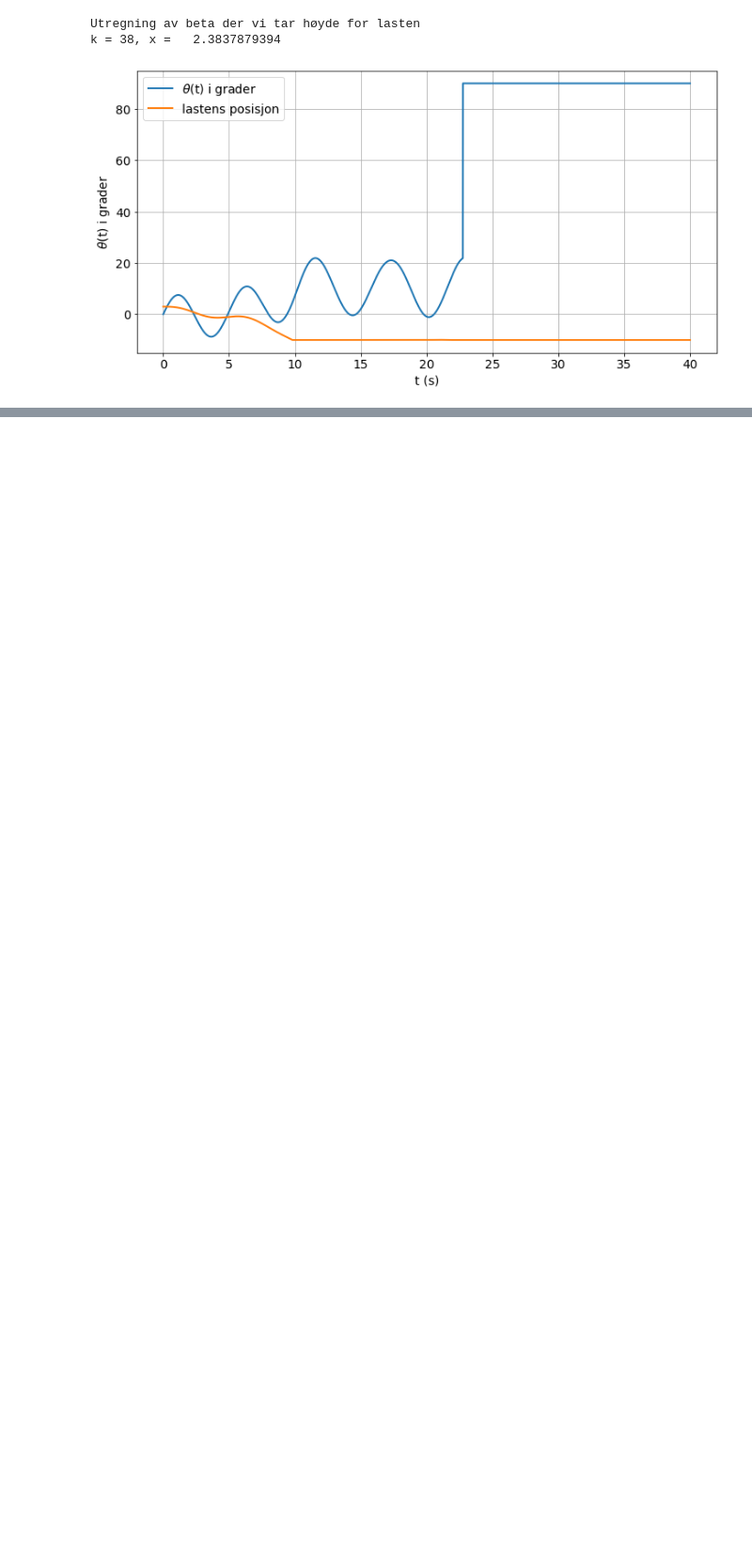
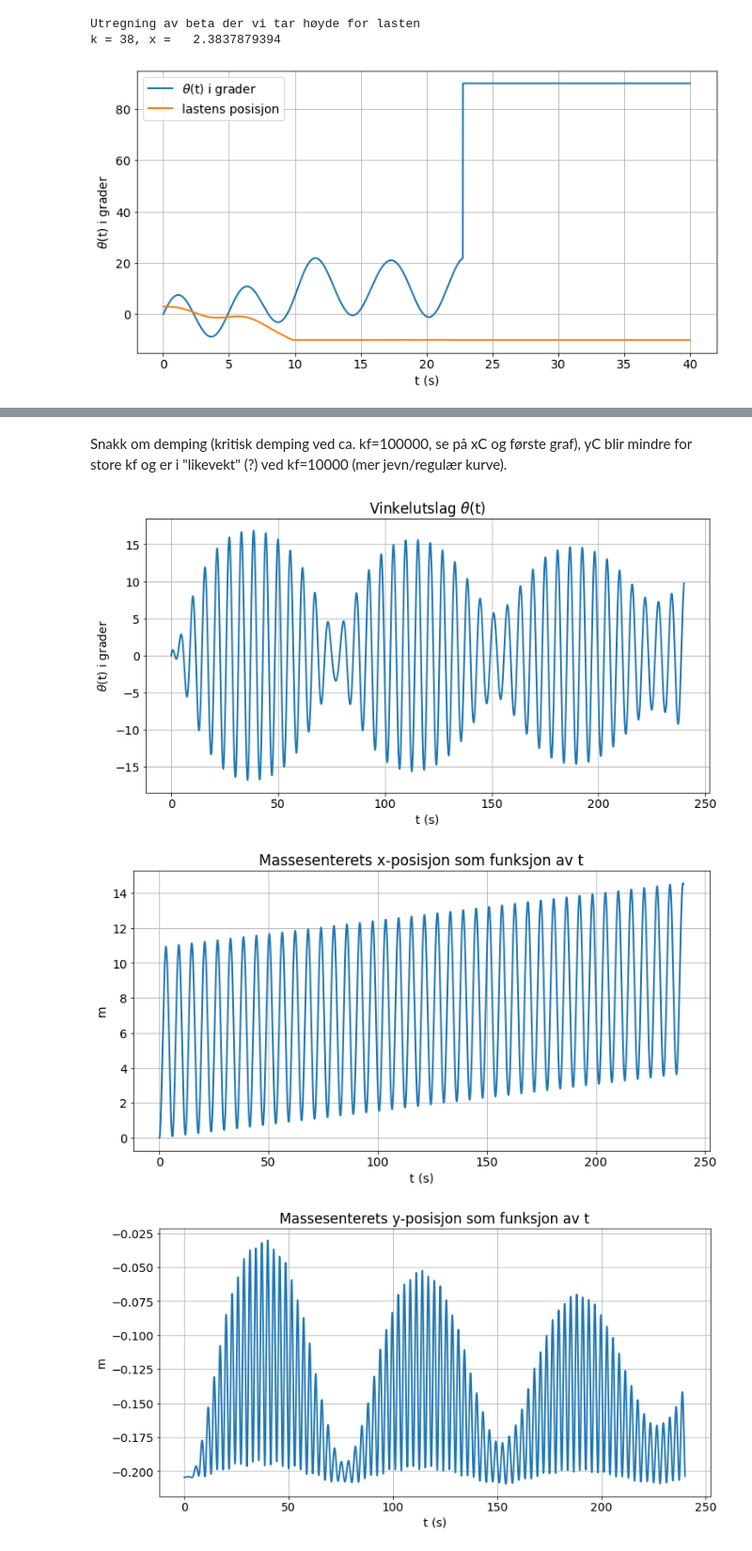
Before and after one commit to Vitenskapelige-Beregninger/Tekfys_prosjekt, a Jupyter notebook: tekfys.ipynb, the cells around one changed output, grey strips where cells are left out. Shown at 94% size. Saved outputs shown, nothing was run; the diff lists cells and outputs as text; code cells hidden in the pictures; blank space fills up the shorter version.

```diff
--- a/tekfys.ipynb
+++ b/tekfys.ipynb
@@ -534,0 +669,32 @@ print(yC0, yM0)
+# %% [markdown]
+Snakk om demping (kritisk demping ved ca. kf=100000, se på xC og første graf), yC blir mindre for store kf og er i "likevekt" (?) ved kf=10000 (mer jevn/regulær kurve).
+# %%
+# Oppgave 2g)
+theta0, omega0 = 0, 2*np.pi/180
+w0 = np.array([[theta0],[omega0]])
+h_step= 0.005
+omegaw0=np.sqrt(m*g*h/IC) # Blunk blunk naturlig vinkelhastighet for systemet, fører til resonans, hint til 2h
+
+w, t, _, xC, yC = rk4_method_full(w0, 0, 240, h_step, beta, kf=100, F0=0.625*m*g, omegaw=0.93*omegaw0)
+
+plt.title(r'Vinkelutslag $\theta$(t)')
+plt.plot(t, w[0]*180/np.pi)
+plt.ylabel(r'$\theta$(t) i grader')
+plt.xlabel('t (s)') # Plotter
+plt.show()
+
+plt.title('Massesenterets x-posisjon som funksjon av t')
+plt.plot(t, xC)
+plt.ylabel('m')
+plt.xlabel('t (s)')
+plt.show()
+
+plt.title('Massesenterets y-posisjon som funksjon av t')
+plt.plot(t, yC)
+plt.ylabel('m')
+plt.xlabel('t (s)')
+plt.show()
+# %% [output]
+[figure, added]
+[figure, added]
+[figure, added]
```
Also changed, not shown: parts of 6 cells of this notebook.
